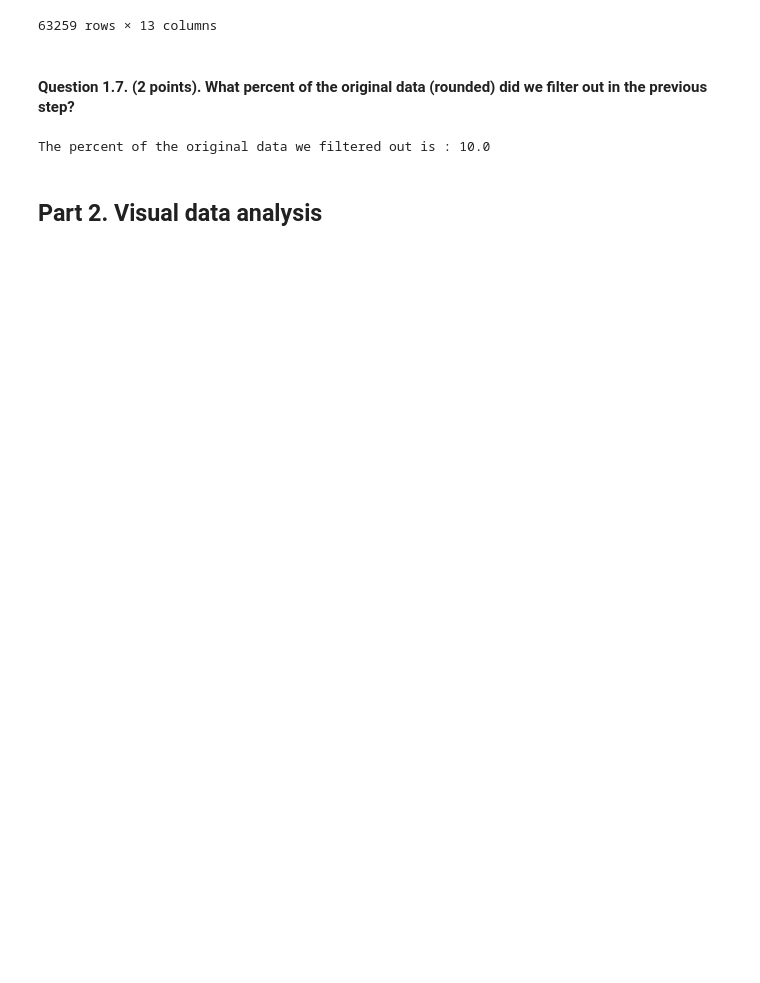
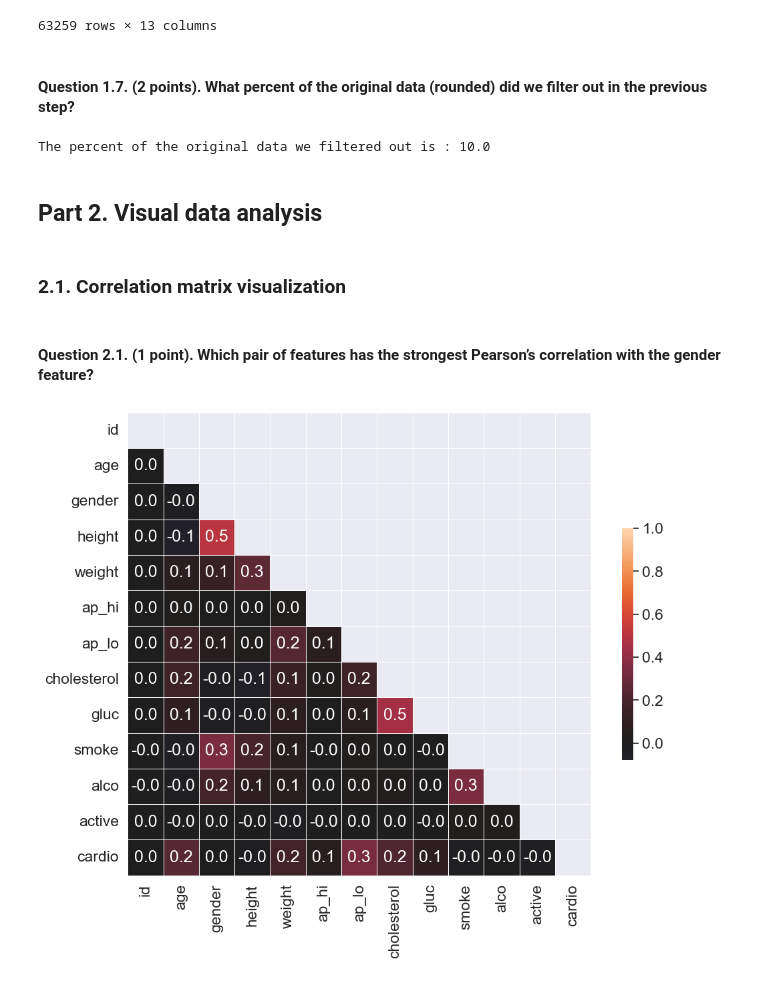
Before and after one commit to anamillen/mlcourse.ai-solutions, a Jupyter notebook: Assignments/Exploratory data analysis with Pandas/Assignment #2.ipynb, the cells around one changed output. Saved outputs shown, nothing was run; the diff lists cells and outputs as text; code cells hidden in the pictures; blank space fills up the shorter version.

```diff
--- a/Assignments/Exploratory data analysis with Pandas/Assignment #2.ipynb
+++ b/Assignments/Exploratory data analysis with Pandas/Assignment #2.ipynb
@@ -510,3 +510,30 @@ print("The percent of the original data we filtered out is :",
 The percent of the original data we filtered out is : 10.0
 # %% [markdown]
 ## Part 2. Visual data analysis
+# %% [markdown]
+### 2.1. Correlation matrix visualization
+# %% [markdown]
+#### Question 2.1. (1 point). Which pair of features has the strongest Pearson’s correlation with the gender feature?
+# %%
+# Calculating and plotting
+corr_matrix = df_clean.corr(method="pearson")
+
+# Creating a mask to hide the upper triangle of the correlation matrix (which is symmetric)
+mask = np.zeros_like(corr_matrix, dtype=np.bool_)
+mask[np.triu_indices_from(mask)] = True
+
+_, ax = plt.subplots(figsize=(12, 9))
+
+sns.heatmap(
+    corr_matrix,
+    mask=mask,
+    vmax=1,
+    center=0,
+    annot=True,
+    fmt=".1f",
+    square=True,
+    linewidths=0.5,
+    cbar_kws={"shrink": 0.5},
+);
+# %% [output]
+[figure, added]
```
Also changed, not shown: parts of 7 cells of this notebook.
